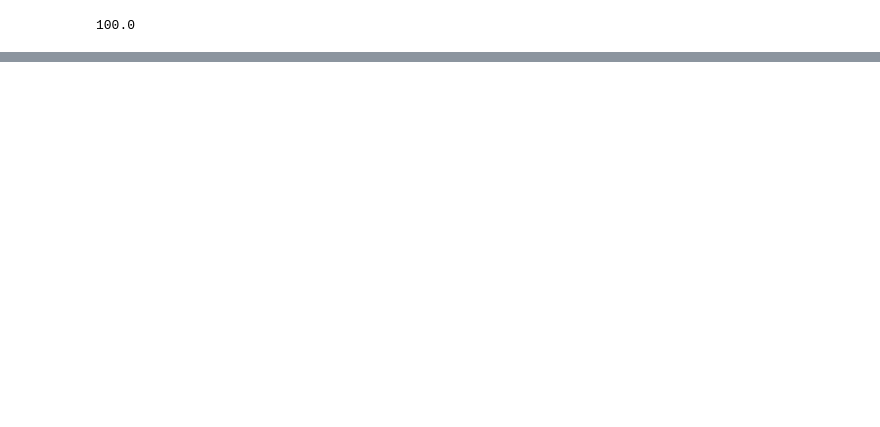
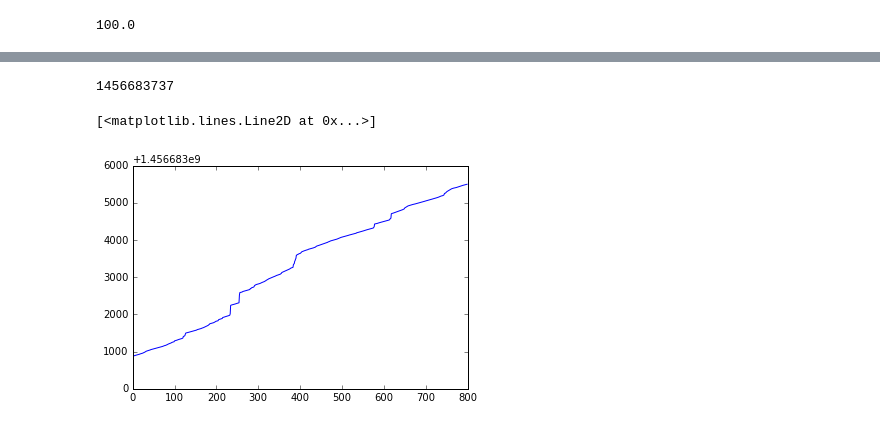
Before and after one commit to p-v-o-s/dho-rssi, a Jupyter notebook: analyze.ipynb, the cells around one changed output, grey strips where cells are left out. Saved outputs shown, nothing was run; the diff lists cells and outputs as text; code cells hidden in the pictures; blank space fills up the shorter version.

```diff
--- a/analyze.ipynb
+++ b/analyze.ipynb
@@ -20,0 +41,9 @@ plt.plot(q.t,q.s); plt.xlabel()
+# %%
+timeList=dom.getElementsByTagName('when')
+coordList=dom.getElementsByTagName('gx:coord')
+placeList=dom.getElementsByTagName('TimeStamp')
+#print(timeList[0].toxml())
+#print(len(reflist))
+print(len(timeList))
+print(len(coordList))
+print(len(placeList))
@@ -20,0 +56,2 @@ plt.plot(q.t,q.s); plt.xlabel()
+# %%
+times=timeList[(len(placeList)+1):];coords=coordList[:(len(coordList)-1)]
@@ -20,0 +69,5 @@ plt.plot(q.t,q.s); plt.xlabel()
+# %%
+t=[]
+for ts in times:
+    #t.append(ts.firstChild.data.split('.')[0])
+    t.append(ts.firstChild.data)
@@ -20,0 +87,12 @@ plt.plot(q.t,q.s); plt.xlabel()
+# %%
+import time
+pattern='%Y-%m-%dT%H:%M:%S.000Z'
+tGPS=[]
+timeShift=18000 #GPS is 5 hours off, which is 18000 seconds
+for ts in t:
+    thisTime=int(time.mktime(time.strptime(ts, pattern)))-timeShift
+    tGPS.append(thisTime)
+# %%
+tGPS[0]
+# %% [output]
+1456683737
@@ -20,0 +118,5 @@ plt.plot(q.t,q.s); plt.xlabel()
+# %%
+   plt.plot(tGPS)
+# %% [output]
+[<matplotlib.lines.Line2D at 0x...>]
+[figure, added]
```
Also changed, not shown: parts of 28 cells of this notebook.
